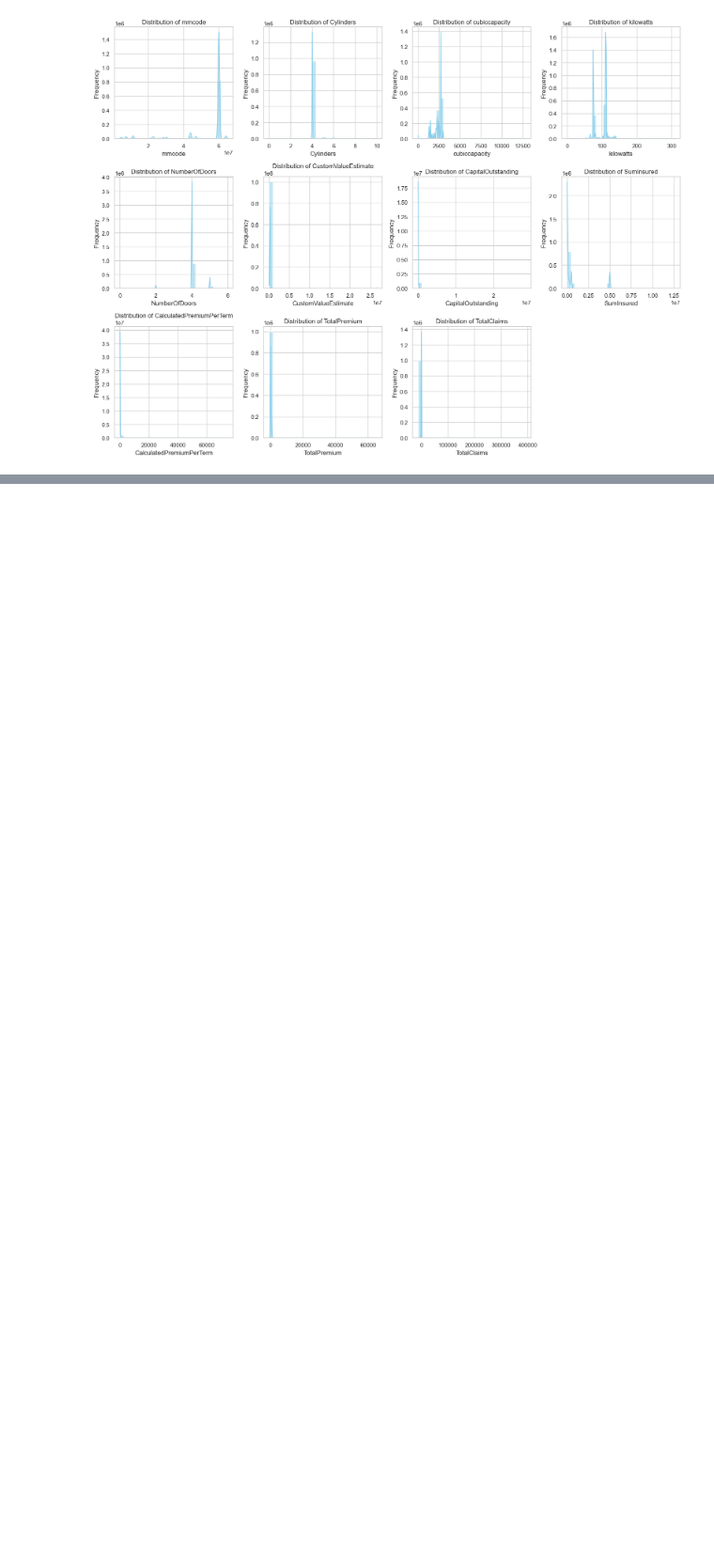
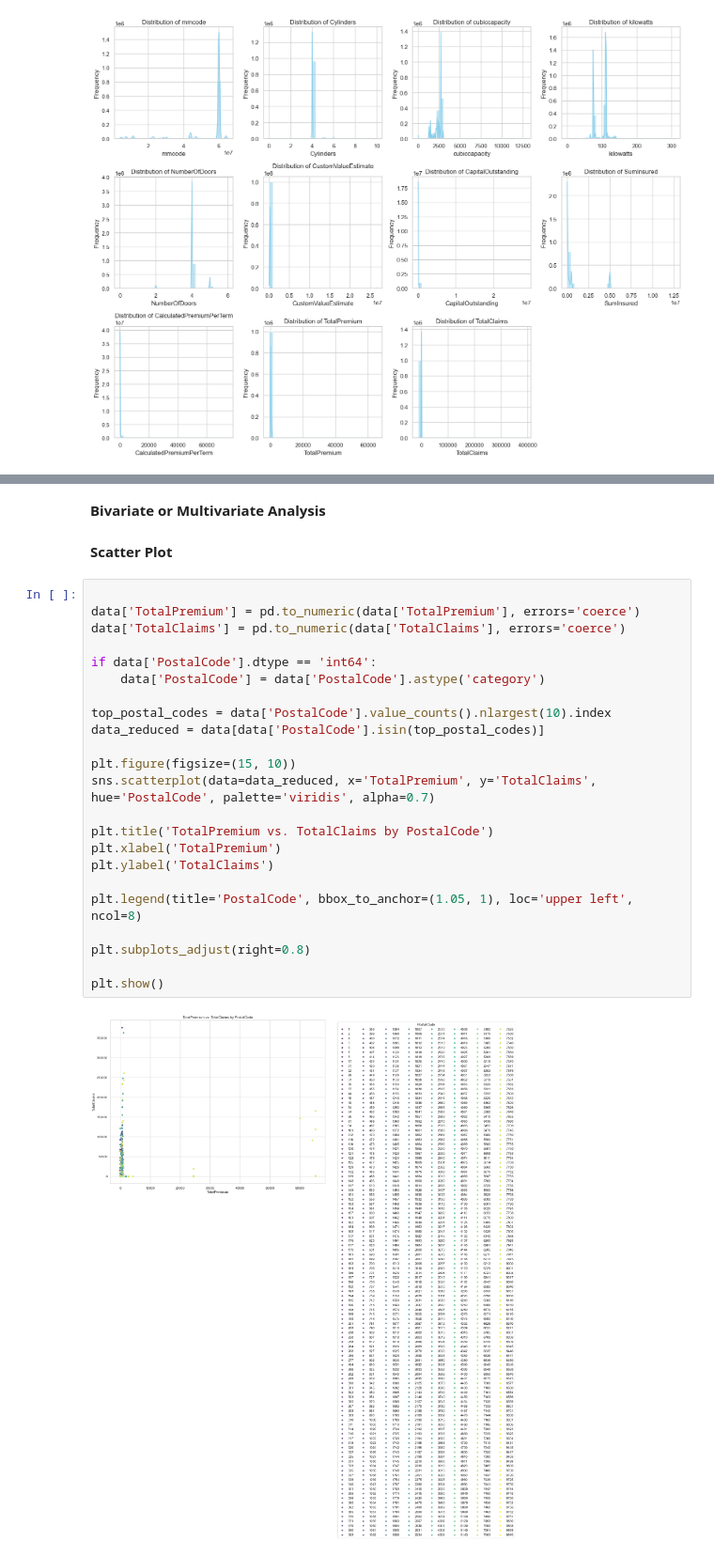
Before and after one commit to Wbam/Week-3, a Jupyter notebook: notebooks/eda_summary.ipynb, the cells around one changed output, grey strips where cells are left out. Shown at 94% size. Cells and saved outputs as stored; diff of their text form; blank space fills up the shorter version.

Commit message:
finshed working on scatter plot and correlation matrix

```diff
--- a/notebooks/eda_summary.ipynb
+++ b/notebooks/eda_summary.ipynb
@@ -269,3 +266,32 @@ plt.subplots_adjust(hspace=1.2, wspace=0.2)
 plt.show()
 # %% [output]
 [figure]
+# %% [markdown]
+<font size="32"><b>Bivariate or Multivariate Analysis</b></font>
+# %% [markdown]
+<font size="26"><b>Scatter Plot</b></font>
+# %%
+
+data['TotalPremium'] = pd.to_numeric(data['TotalPremium'], errors='coerce')
+data['TotalClaims'] = pd.to_numeric(data['TotalClaims'], errors='coerce')
+
+if data['PostalCode'].dtype == 'int64':
+    data['PostalCode'] = data['PostalCode'].astype('category')
+
+top_postal_codes = data['PostalCode'].value_counts().nlargest(10).index
+data_reduced = data[data['PostalCode'].isin(top_postal_codes)]
+
+plt.figure(figsize=(15, 10))
+sns.scatterplot(data=data_reduced, x='TotalPremium', y='TotalClaims', hue='PostalCode', palette='viridis', alpha=0.7)
+
+plt.title('TotalPremium vs. TotalClaims by PostalCode')
+plt.xlabel('TotalPremium')
+plt.ylabel('TotalClaims')
+
+plt.legend(title='PostalCode', bbox_to_anchor=(1.05, 1), loc='upper left', ncol=8)
+
+plt.subplots_adjust(right=0.8)
+
+plt.show()
+# %% [output]
+[figure, added]
```
Also changed, not shown: parts of 3 cells of this notebook.
